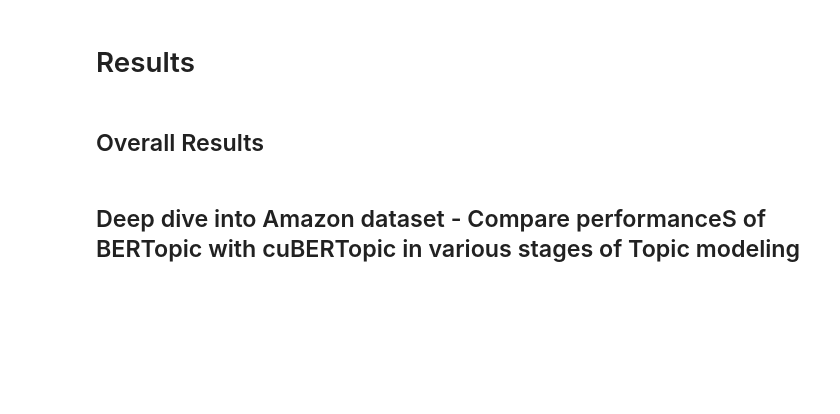
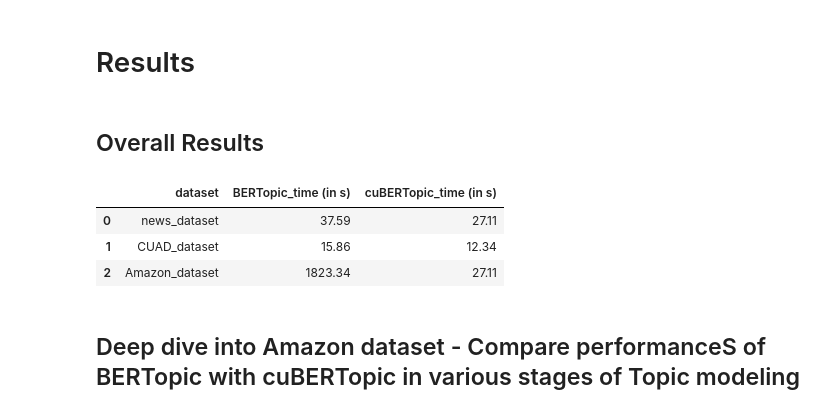
Before and after one commit to nwstephens/bertopic, a Jupyter notebook: BERTopic_gpu.ipynb, the cells around one changed output. Cells and saved outputs as stored; diff of their text form; code cells hidden in the pictures; blank space fills up the shorter version.

```diff
--- a/BERTopic_gpu.ipynb
+++ b/BERTopic_gpu.ipynb
@@ -559,6 +549,12 @@ topic_model_cubert_1.get_topic(0)
 # %%
 results=pd.DataFrame()
+
 results['dataset'] = ['news_dataset', 'CUAD_dataset','Amazon_dataset']
-results['BERTopic_time'] = ['end_time_gpu_0', 'end_time_gpu_1','end_time_gpu_2']
-results['cuBERTopic_time'] = ['end_time_cubert_0', 'end_time_cubert_1','end_time_cubert_2']
+results['BERTopic_time (in s)'] = [np.round(end_time_gpu_0,decimals=2),np.round(end_time_gpu_1,decimals=2),np.round(end_time_gpu_2,decimals=2)]
+results['cuBERTopic_time (in s)'] = [np.round(end_time_cubert_0,decimals=2), np.round(end_time_cubert_1,decimals=2),np.round(end_time_cubert_0,decimals=2)]
 results
+# %% [output]
+|  | dataset | BERTopic_time (in s) | cuBERTopic_time (in s) |
+| 0 | news_dataset | 37.59 | 27.11 |
+| 1 | CUAD_dataset | 15.86 | 12.34 |
+| 2 | Amazon_dataset | 1823.34 | 27.11 |
```
Also changed, not shown: parts of 31 cells of this notebook, 1 other file.
